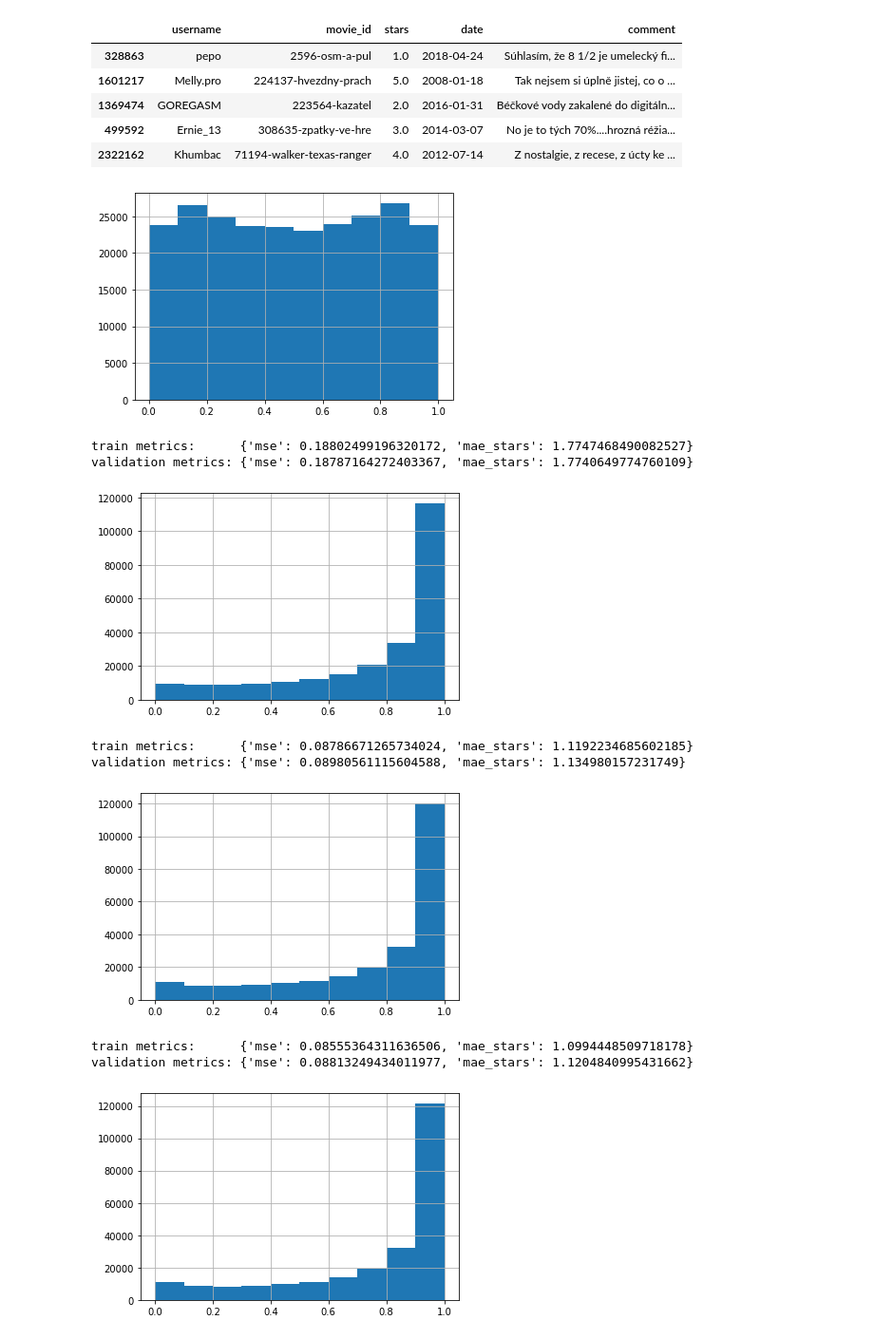
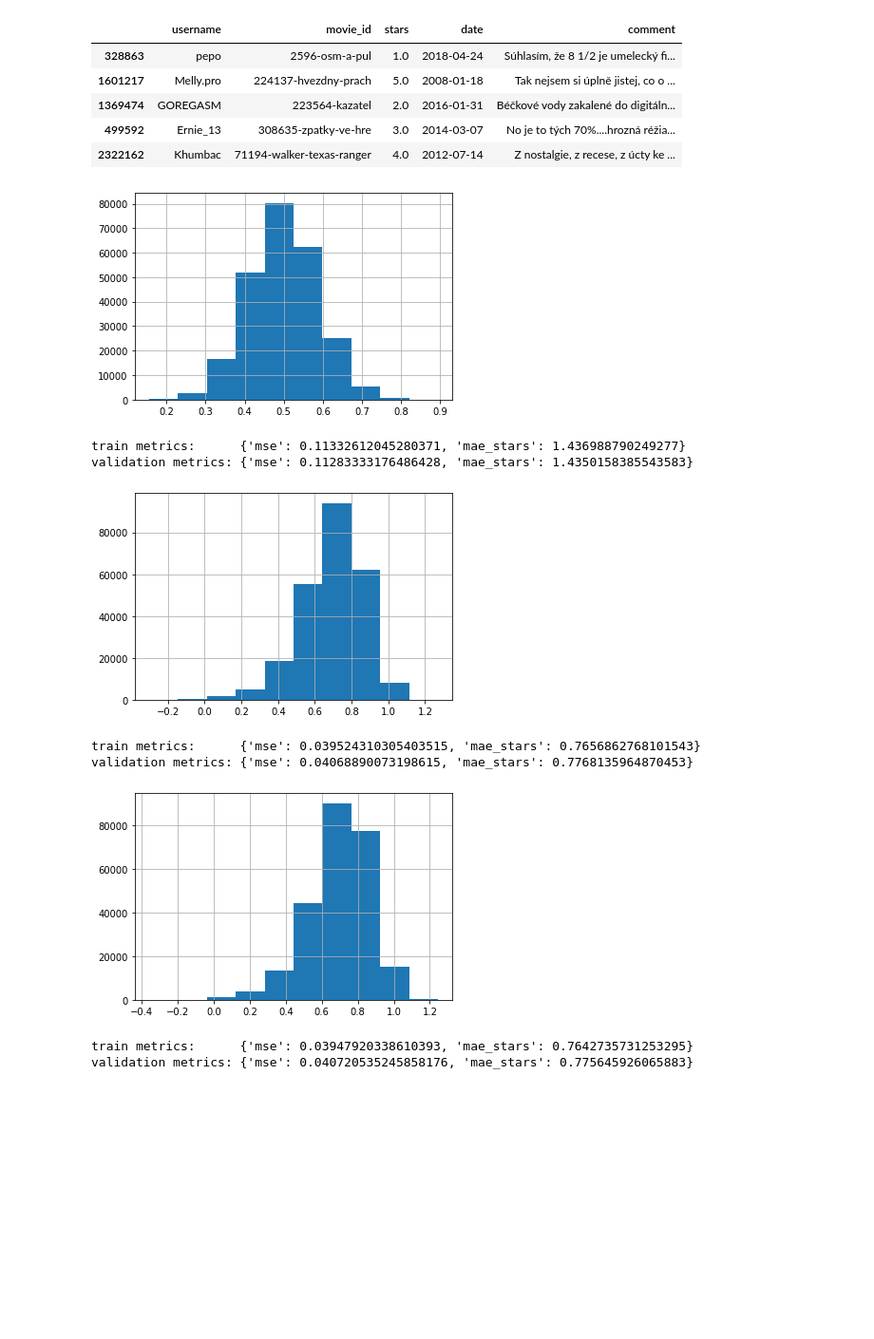
Before and after one commit to prompteus/csfd-movie-recommender, a Jupyter notebook: src/recommend/notebooks/cf_playground.ipynb, the cells around one changed output. Shown at 95% size. Drawn from its saved outputs; the diff is of its cells as text; code cells hidden in the pictures; blank space fills up the shorter version.

Commit message:
CF: fix everything and save projectsource /home/mk/school/pv254-recommenders/env/bin/activate

```diff
--- a/src/recommend/notebooks/cf_playground.ipynb
+++ b/src/recommend/notebooks/cf_playground.ipynb
@@ -58,26 +58,34 @@ ratings_train.head()
 baseline = CFBaseline()
 baseline.train(ratings_train)
 # %%
+import math
+num_features = 10
+
 recommender = CFGradFactor(
     all_movies=ratings.movie_id.unique().tolist(),
     all_users=ratings.username.unique().tolist(),
-    num_features=100,
+    num_features=num_features,
+    init_scale=0.05,
+    init_shift=math.sqrt(0.5/num_features),
 )
 # %%
 recommender.train(
     ratings_train,
     ratings_valid,
-    early_stopping_threshold=0.01,
-    path_to_save=f"{PROJ_ROOT}/models/cf_recommender.pt",
+    learning_rate=0.001,
+    batch_size=256,
+    early_stopping_threshold=0.02,
+    max_epochs=4,
+    return_to_best=False,
+    path_to_save=f"{PROJ_ROOT}/models/cf_recommender_tiny_{num_features}.pt",
 )
 # %% [output]
-[figure, old version]
+[figure, new version]
-train metrics:      {'mse': 0.18802499196320172, 'mae_stars': 1.7747468490082527}
-validation metrics: {'mse': 0.18787164272403367, 'mae_stars': 1.7740649774760109}
+train metrics:      {'mse': 0.11332612045280371, 'mae_stars': 1.436988790249277}
+validation metrics: {'mse': 0.11283333176486428, 'mae_stars': 1.4350158385543583}
-[figure, old version]
+[figure, new version]
-train metrics:      {'mse': 0.08786671265734024, 'mae_stars': 1.1192234685602185}
-validation metrics: {'mse': 0.08980561115604588, 'mae_stars': 1.134980157231749}
+train metrics:      {'mse': 0.039524310305403515, 'mae_stars': 0.7656862768101543}
+validation metrics: {'mse': 0.04068890073198615, 'mae_stars': 0.7768135964870453}
-[figure, old version]
+[figure, new version]
-train metrics:      {'mse': 0.08555364311636506, 'mae_stars': 1.0994448509718178}
-validation metrics: {'mse': 0.08813249434011977, 'mae_stars': 1.1204840995431662}
+train metrics:      {'mse': 0.03947920338610393, 'mae_stars': 0.7642735731253295}
+validation metrics: {'mse': 0.040720535245858176, 'mae_stars': 0.775645926065883}
-[figure, removed]
```
Also changed, not shown: parts of 12 cells of this notebook, 3 other files.
